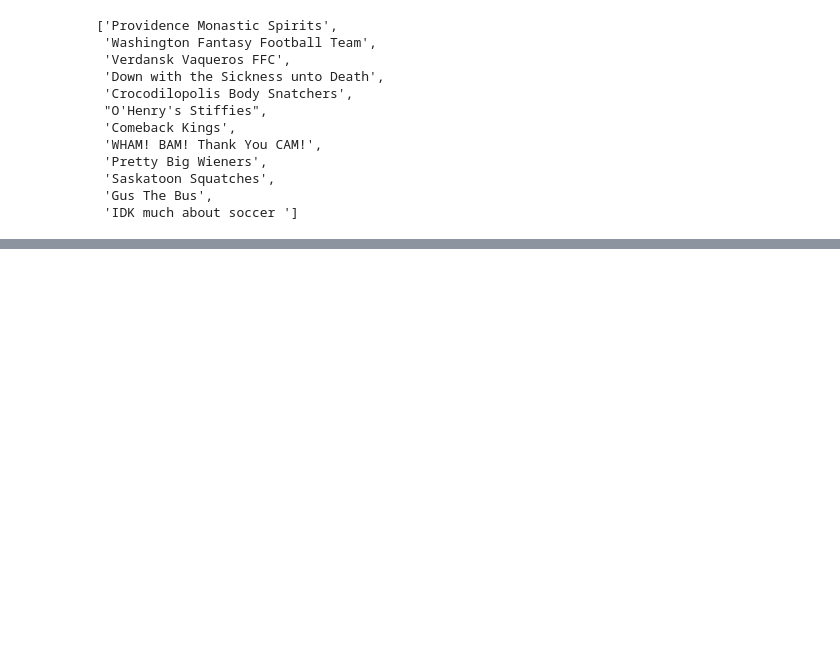
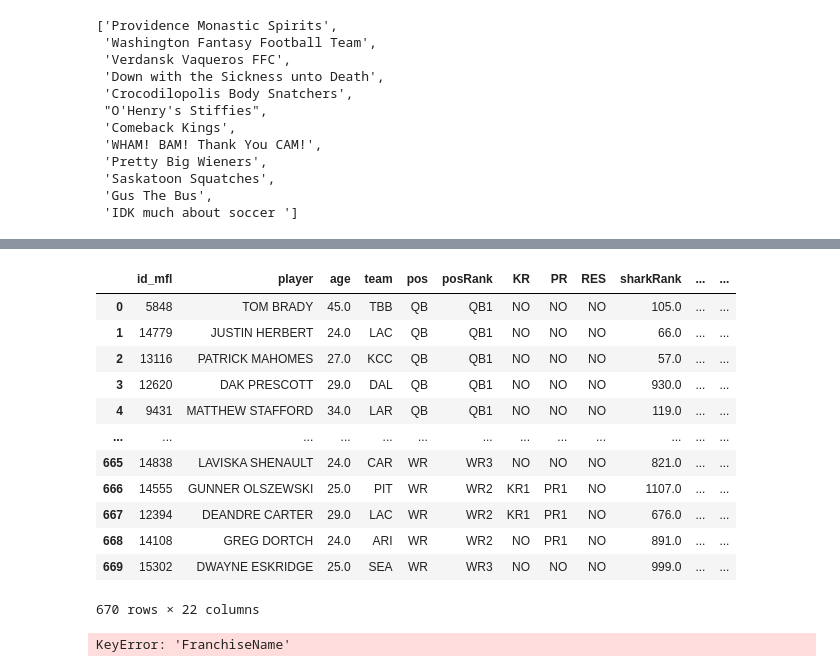
Before and after one commit to travisdharry/FantasyFootballApp, a Jupyter notebook: notebooks/app.ipynb, the cells around one changed output, grey strips where cells are left out. Cells and saved outputs as stored; diff of their text form; code cells hidden in the pictures; blank space fills up the shorter version.

Commit message:
Calculate relative values

```diff
--- a/notebooks/app.ipynb
+++ b/notebooks/app.ipynb
@@ -456,0 +144,32 @@ KeyError: 'FranchiseName'
+# %%
+# Get info on available slots from MFL site
+posmax = {"QB":2, "RB":5, "WR":6, "TE":5, "PK":2, "DF":2}
+posmin = {"QB":1, "RB":2, "WR":2, "TE":2, "PK":2, "DF":2}
+totalStarters = 15
+predMethod = "pred"
+
+df = analysis.starterSelector(complete, predMethod, totalStarters, posmax, posmin)
+df
+# %% [output]
+|  | id_mfl | player | age | team | pos | posRank | KR | PR | RES | sharkRank | ... | ... |
+| 0 | 5848 | TOM BRADY | 45.0 | TBB | QB | QB1 | NO | NO | NO | 105.0 | ... | ... |
+| 1 | 14779 | JUSTIN HERBERT | 24.0 | LAC | QB | QB1 | NO | NO | NO | 66.0 | ... | ... |
+| 2 | 13116 | PATRICK MAHOMES | 27.0 | KCC | QB | QB1 | NO | NO | NO | 57.0 | ... | ... |
+| 3 | 12620 | DAK PRESCOTT | 29.0 | DAL | QB | QB1 | NO | NO | NO | 930.0 | ... | ... |
+| 4 | 9431 | MATTHEW STAFFORD | 34.0 | LAR | QB | QB1 | NO | NO | NO | 119.0 | ... | ... |
+| ... | ... | ... | ... | ... | ... | ... | ... | ... | ... | ... | ... | ... |
+| 665 | 14838 | LAVISKA SHENAULT | 24.0 | CAR | WR | WR3 | NO | NO | NO | 821.0 | ... | ... |
+| 666 | 14555 | GUNNER OLSZEWSKI | 25.0 | PIT | WR | WR2 | KR1 | PR1 | NO | 1107.0 | ... | ... |
+| 667 | 12394 | DEANDRE CARTER | 29.0 | LAC | WR | WR2 | KR1 | PR1 | NO | 676.0 | ... | ... |
+| 668 | 14108 | GREG DORTCH | 24.0 | ARI | WR | WR2 | NO | PR1 | NO | 891.0 | ... | ... |
+| 669 | 15302 | DWAYNE ESKRIDGE | 25.0 | SEA | WR | WR3 | NO | NO | NO | 999.0 | ... | ... |
+670 rows × 22 columns
+# %%
+
+# Find the lowest scoring player on the field and set them as the low bar
+for x in ["QB", "RB", "WR", "TE", "PK", "DF"]:
+    positionMinPred = df.loc[(df['pos']==x) & (df['starting']=='Starter'), predMethod].min()
+    # Calculate relative values
+    df.loc[df['pos']==x, 'relativeValue'] = df.loc[df['pos']==x, predMethod] - positionMinPred
+# %% [output]
+KeyError: 'FranchiseName'
```
Also changed, not shown: parts of 6 cells of this notebook, 1 other file.
